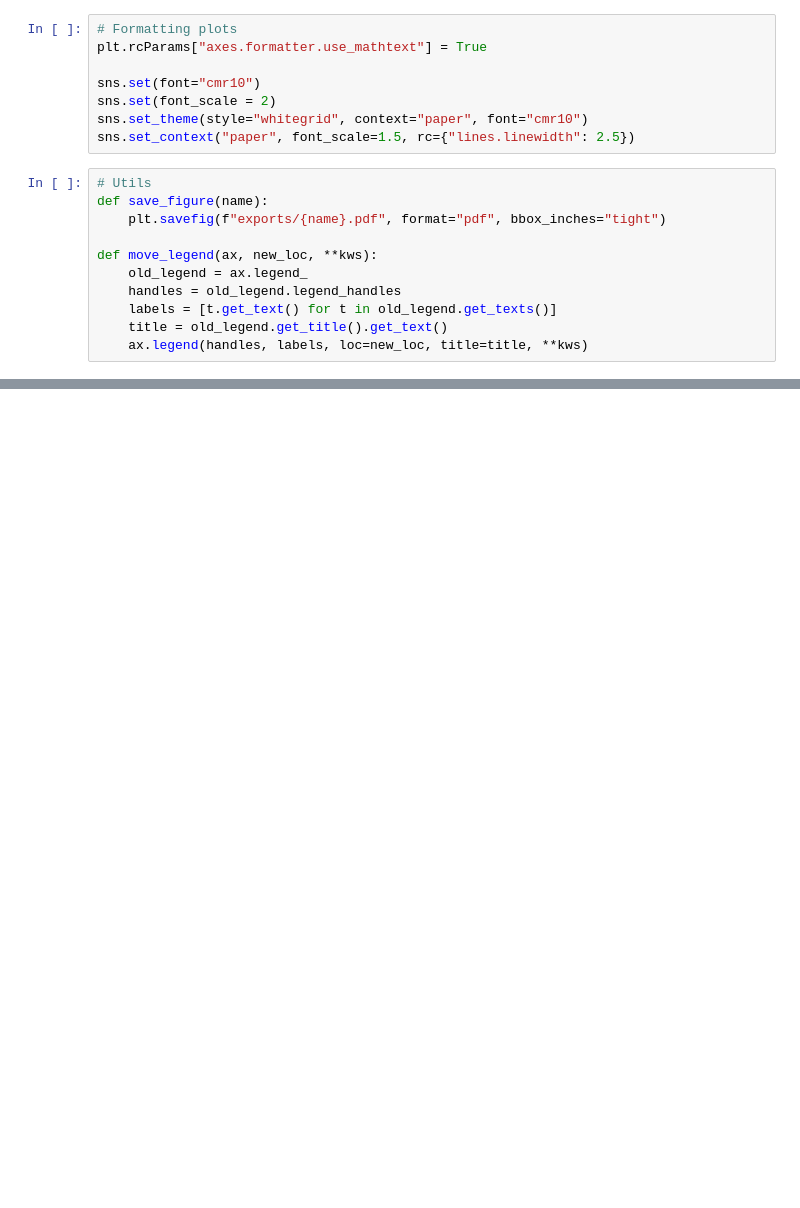
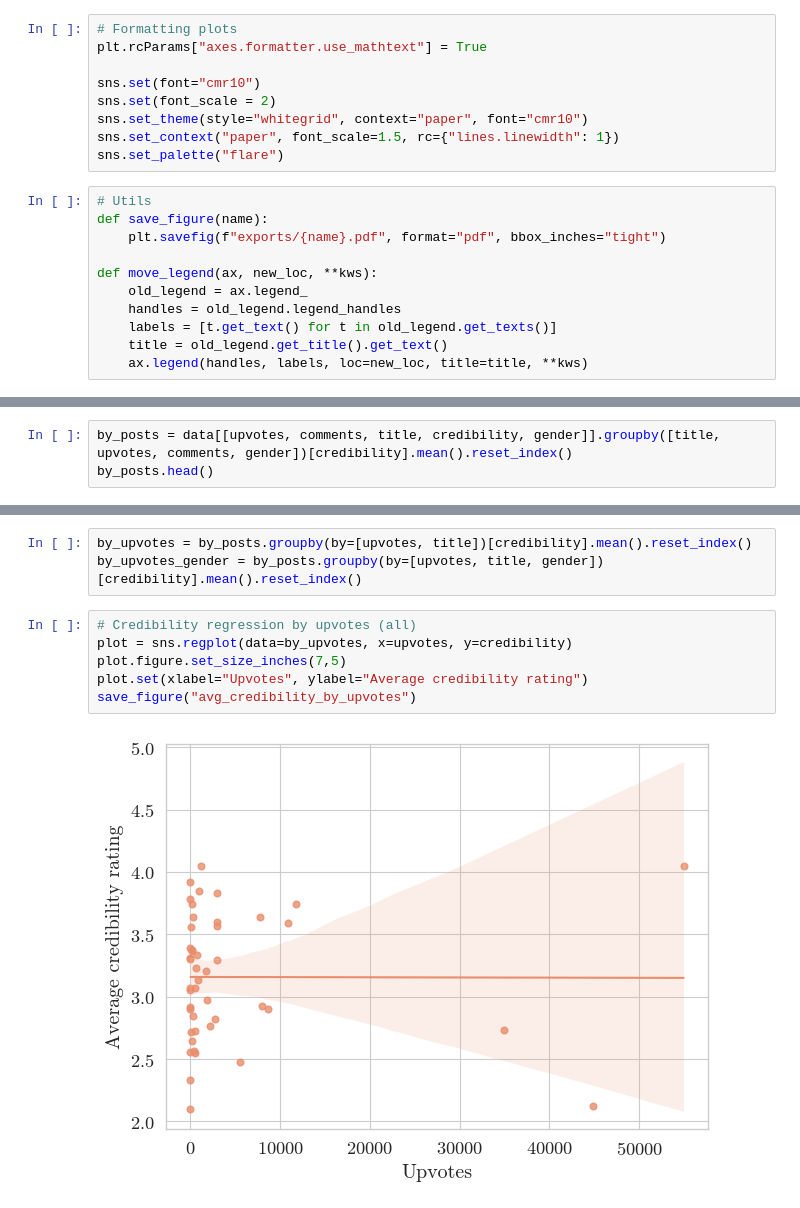
Before and after one commit to arpadgabor/credee, a Jupyter notebook: notebooks/analysis.ipynb, the cells around one changed output, grey strips where cells are left out. Drawn from its saved outputs; the diff is of its cells as text; blank space fills up the shorter version.

```diff
--- a/notebooks/analysis.ipynb
+++ b/notebooks/analysis.ipynb
@@ -12,7 +13,8 @@ plt.rcParams["axes.formatter.use_mathtext"] = True
 sns.set(font="cmr10")
 sns.set(font_scale = 2)
 sns.set_theme(style="whitegrid", context="paper", font="cmr10")
-sns.set_context("paper", font_scale=1.5, rc={"lines.linewidth": 2.5})
+sns.set_context("paper", font_scale=1.5, rc={"lines.linewidth": 1})
+sns.set_palette("flare")
 # %%
 # Utils
 def save_figure(name):
@@ -69,0 +69,3 @@ col_comments = "[Post] Comments"
+# %%
+by_posts = data[[upvotes, comments, title, credibility, gender]].groupby([title, upvotes, comments, gender])[credibility].mean().reset_index()
+by_posts.head()
@@ -69,0 +79,11 @@ col_comments = "[Post] Comments"
+# %%
+by_upvotes = by_posts.groupby(by=[upvotes, title])[credibility].mean().reset_index()
+by_upvotes_gender = by_posts.groupby(by=[upvotes, title, gender])[credibility].mean().reset_index()
+# %%
+# Credibility regression by upvotes (all)
+plot = sns.regplot(data=by_upvotes, x=upvotes, y=credibility)
+plot.figure.set_size_inches(7,5)
+plot.set(xlabel="Upvotes", ylabel="Average credibility rating")
+save_figure("avg_credibility_by_upvotes")
+# %% [output]
+[figure, added]
```
Also changed, not shown: parts of 18 cells of this notebook, 2 other files.
